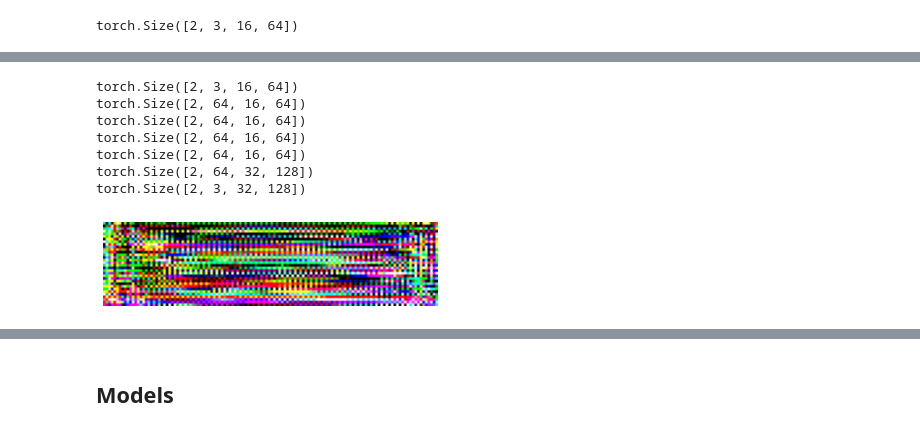
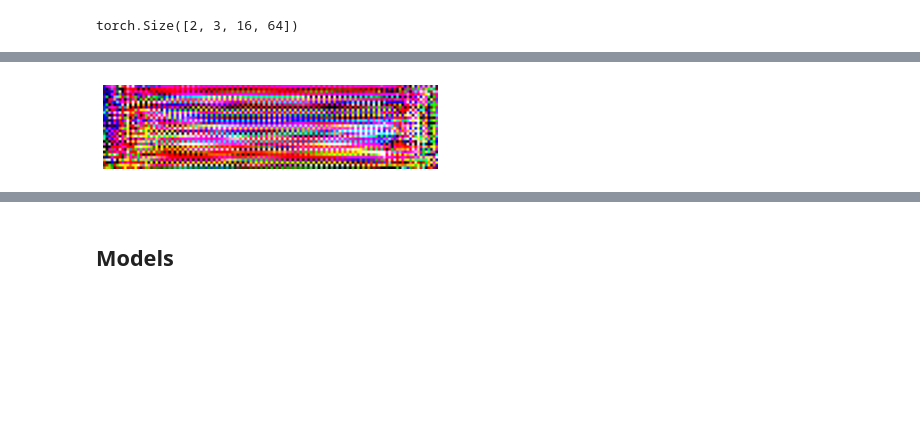
Before and after one commit to zuzg/text-super-resolution, a Jupyter notebook: Project3.ipynb, the cells around one changed output, grey strips where cells are left out. Drawn from its saved outputs; the diff is of its cells as text; code cells hidden in the pictures; blank space fills up the shorter version.

```diff
--- a/Project3.ipynb
+++ b/Project3.ipynb
@@ -124,7 +125,12 @@ class SRDataset(Dataset):
             lr = cv2.resize(lr, (64, 16))
             hr = cv2.resize(hr, (128, 32))
         if self.normalize:
-            lr = lr / 255 # [0; 1]
+            # lr = lr / 255 # [0; 1]
+
+            lr = lr.astype(np.float32)
+            lr = (lr - 127.5) / 127.5 # [-1; 1]
+
+
             hr = hr.astype(np.float32)
             hr = (hr - 127.5) / 127.5 # [-1; 1]
 
@@ -171,15 +170,8 @@ torch.Size([2, 3, 32, 128])
 # %%
 example_SR = generator.forward(example_batch.float())
-display_img_tensor(example_SR.detach()[1])
+display_img_tensor(example_SR.detach()[1], rescale=True)
 # %% [output]
-torch.Size([2, 3, 16, 64])
-torch.Size([2, 64, 16, 64])
-torch.Size([2, 64, 16, 64])
-torch.Size([2, 64, 16, 64])
-torch.Size([2, 64, 16, 64])
-torch.Size([2, 64, 32, 128])
-torch.Size([2, 3, 32, 128])
-[figure, old version]
+[figure, new version]
 # %%
 dec = discriminator.forward(example_SR.float())
 dec
```
Also changed, not shown: parts of 11 cells of this notebook, 4 other files.
